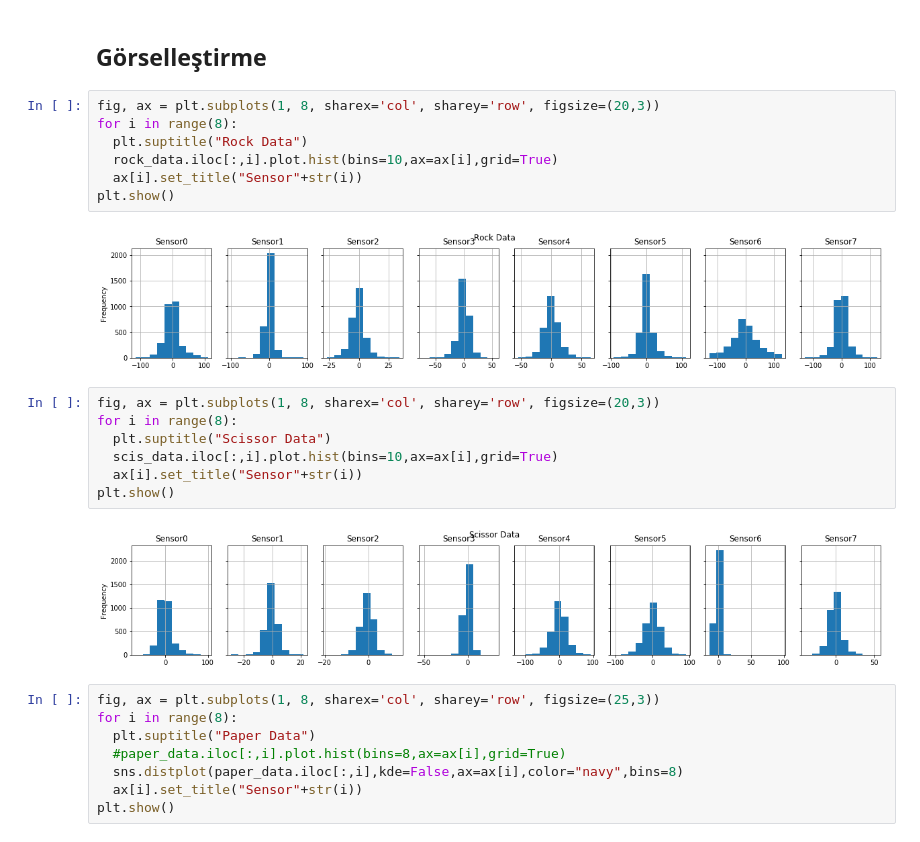
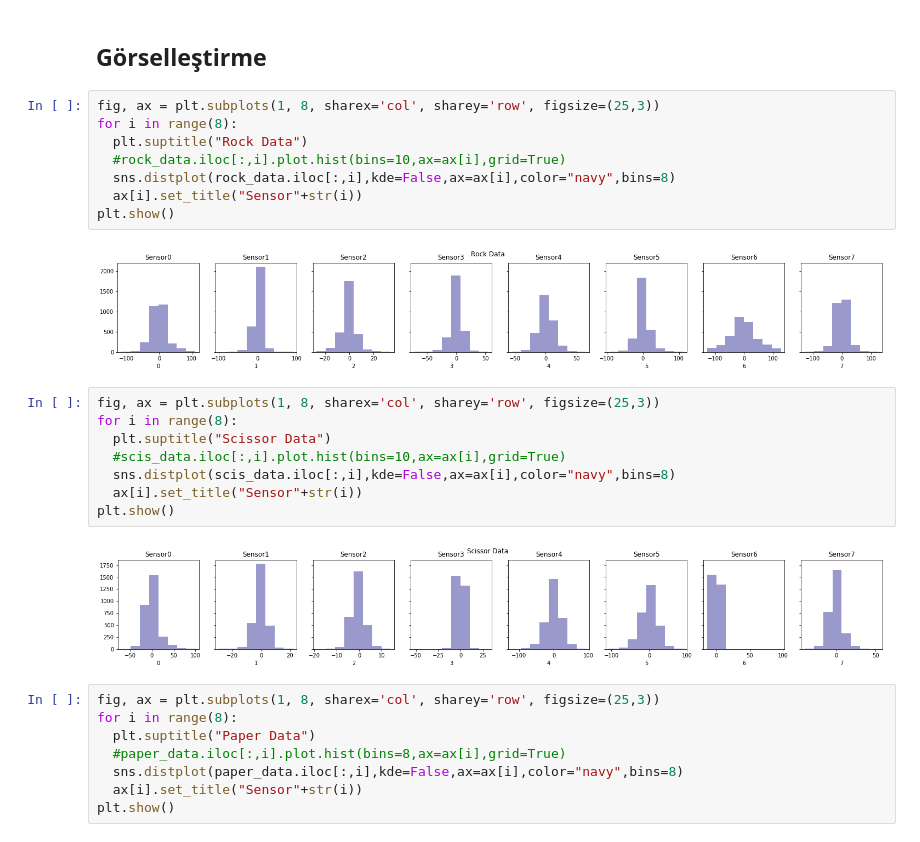
Before and after one commit to oguzhandurmaz/Classify-Gestures, a Jupyter notebook: Classify_Gesture.ipynb, the cells around one changed output. Saved outputs shown, nothing was run; the diff lists cells and outputs as text.

```diff
--- a/Classify_Gesture.ipynb
+++ b/Classify_Gesture.ipynb
@@ -37,23 +37,25 @@ OK Shape:  (2922, 65)
 # %% [markdown]
 ## **Görselleştirme**
 # %%
-fig, ax = plt.subplots(1, 8, sharex='col', sharey='row', figsize=(20,3))
+fig, ax = plt.subplots(1, 8, sharex='col', sharey='row', figsize=(25,3))
 for i in range(8):
   plt.suptitle("Rock Data")
-  rock_data.iloc[:,i].plot.hist(bins=10,ax=ax[i],grid=True)
+  #rock_data.iloc[:,i].plot.hist(bins=10,ax=ax[i],grid=True)
+  sns.distplot(rock_data.iloc[:,i],kde=False,ax=ax[i],color="navy",bins=8)
   ax[i].set_title("Sensor"+str(i))
 plt.show()
 # %% [output]
-[figure, old version]
+[figure, new version]
 # %%
-fig, ax = plt.subplots(1, 8, sharex='col', sharey='row', figsize=(20,3))
+fig, ax = plt.subplots(1, 8, sharex='col', sharey='row', figsize=(25,3))
 for i in range(8):
   plt.suptitle("Scissor Data")
-  scis_data.iloc[:,i].plot.hist(bins=10,ax=ax[i],grid=True)
+  #scis_data.iloc[:,i].plot.hist(bins=10,ax=ax[i],grid=True)
+  sns.distplot(scis_data.iloc[:,i],kde=False,ax=ax[i],color="navy",bins=8)
   ax[i].set_title("Sensor"+str(i))
 plt.show()
 # %% [output]
-[figure, old version]
+[figure, new version]
 # %%
 fig, ax = plt.subplots(1, 8, sharex='col', sharey='row', figsize=(25,3))
 for i in range(8):
```
Also changed, not shown: parts of 2 cells of this notebook.
